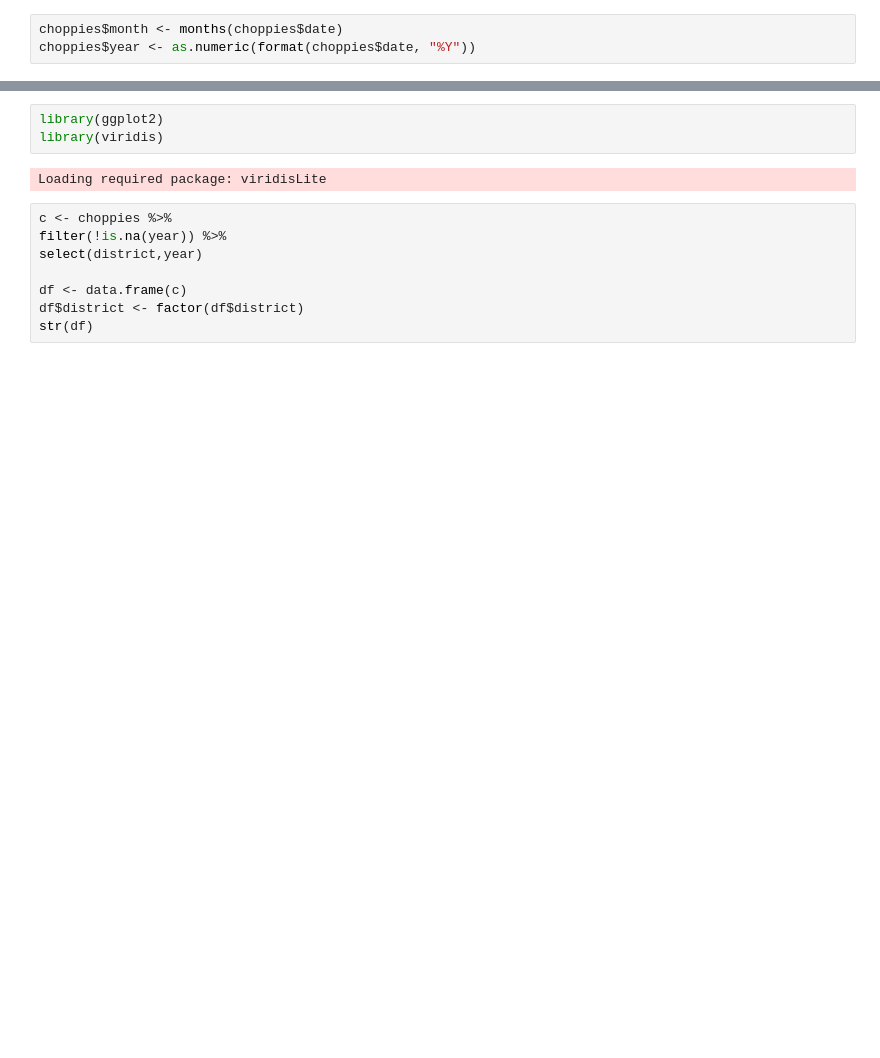
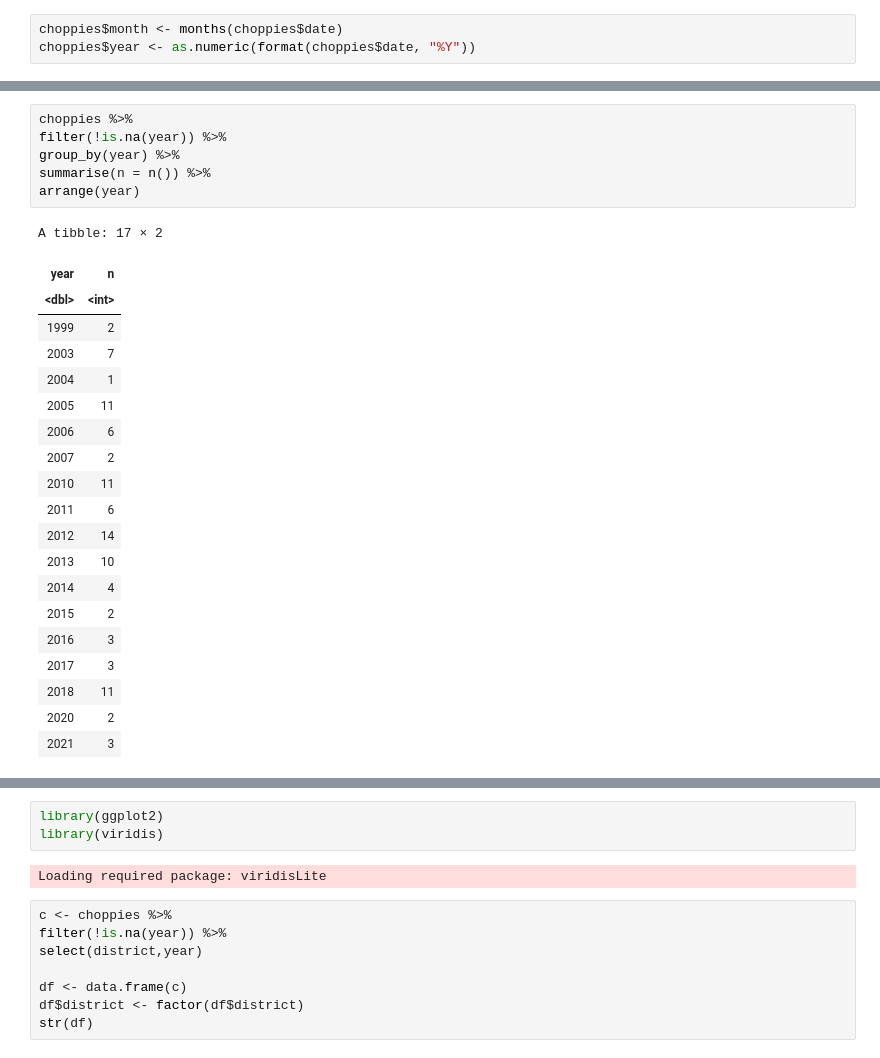
Before and after one commit to reaplm/choppies, a Jupyter notebook: Choppies.ipynb, the cells around one changed output, grey strips where cells are left out. Cells and saved outputs as stored; diff of their text form; blank space fills up the shorter version.

```diff
--- a/Choppies.ipynb
+++ b/Choppies.ipynb
@@ -128 +168,28 @@ str(choppies)
+# %%
+choppies %>%
+filter(!is.na(year)) %>%
+group_by(year) %>%
+summarise(n = n()) %>%
+arrange(year)
+# %% [output]
+A tibble: 17 × 2
+| year | n |
+| <dbl> | <int> |
+| 1999 | 2 |
+| 2003 | 7 |
+| 2004 | 1 |
+| 2005 | 11 |
+| 2006 | 6 |
+| 2007 | 2 |
+| 2010 | 11 |
+| 2011 | 6 |
+| 2012 | 14 |
+| 2013 | 10 |
+| 2014 | 4 |
+| 2015 | 2 |
+| 2016 | 3 |
+| 2017 | 3 |
+| 2018 | 11 |
+| 2020 | 2 |
+| 2021 | 3 |
 # %%
```
Also changed, not shown: parts of 22 cells of this notebook, 21 other files.
